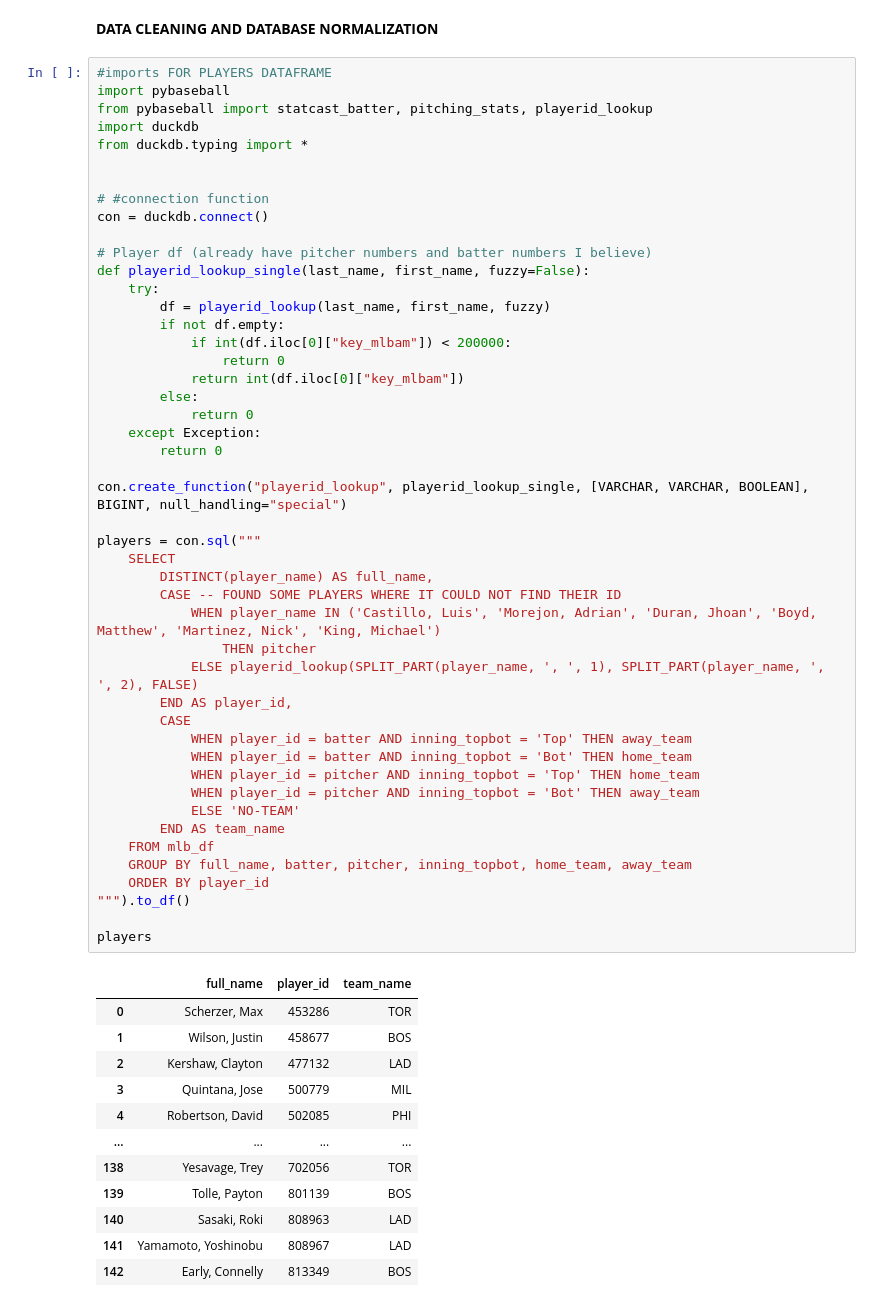
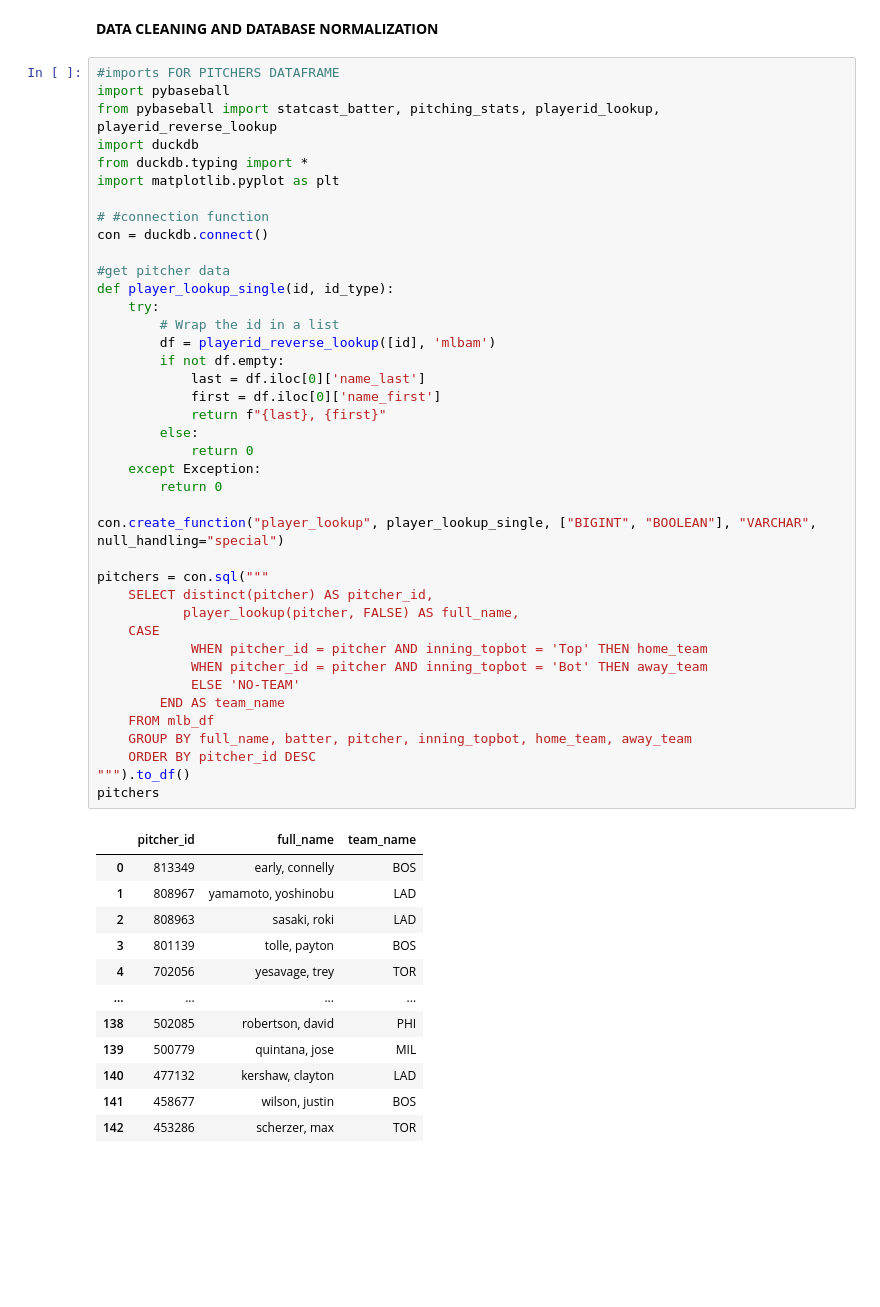
Before and after one commit to cjsteffen00/MLB-data, a Jupyter notebook: mlb.ipynb, the cells around one changed output. Drawn from its saved outputs; the diff is of its cells as text; blank space fills up the shorter version.

Commit message:
simple look at the data, some cleaning

```diff
--- a/mlb.ipynb
+++ b/mlb.ipynb
@@ -37,63 +37,56 @@ Number of pitches thrown:  14096
 # %% [markdown]
 **DATA CLEANING AND DATABASE NORMALIZATION**
 # %%
-#imports FOR PLAYERS DATAFRAME
+#imports FOR PITCHERS DATAFRAME
 import pybaseball
-from pybaseball import statcast_batter, pitching_stats, playerid_lookup
+from pybaseball import statcast_batter, pitching_stats, playerid_lookup, playerid_reverse_lookup
 import duckdb
 from duckdb.typing import *
-
+import matplotlib.pyplot as plt
 
 # #connection function
 con = duckdb.connect()
 
-# Player df (already have pitcher numbers and batter numbers I believe)
-def playerid_lookup_single(last_name, first_name, fuzzy=False):
+#get pitcher data
+def player_lookup_single(id, id_type):
     try:
-        df = playerid_lookup(last_name, first_name, fuzzy)
+        # Wrap the id in a list
+        df = playerid_reverse_lookup([id], 'mlbam')
         if not df.empty:
-            if int(df.iloc[0]["key_mlbam"]) < 200000:
-                return 0
-            return int(df.iloc[0]["key_mlbam"])
+            last = df.iloc[0]['name_last']
+            first = df.iloc[0]['name_first']
+            return f"{last}, {first}"
         else:
             return 0
     except Exception:
         return 0
 
-con.create_function("playerid_lookup", playerid_lookup_single, [VARCHAR, VARCHAR, BOOLEAN], BIGINT, null_handling="special")
+con.create_function("player_lookup", player_lookup_single, ["BIGINT", "BOOLEAN"], "VARCHAR", null_handling="special")
 
-players = con.sql("""
-    SELECT
-        DISTINCT(player_name) AS full_name,
-        CASE -- FOUND SOME PLAYERS WHERE IT COULD NOT FIND THEIR ID
-            WHEN player_name IN ('Castillo, Luis', 'Morejon, Adrian', 'Duran, Jhoan', 'Boyd, Matthew', 'Martinez, Nick', 'King, Michael')
-                THEN pitcher
-            ELSE playerid_lookup(SPLIT_PART(player_name, ', ', 1), SPLIT_PART(player_name, ', ', 2), FALSE)
-        END AS player_id,
-        CASE
-            WHEN player_id = batter AND inning_topbot = 'Top' THEN away_team
-            WHEN player_id = batter AND inning_topbot = 'Bot' THEN home_team
-            WHEN player_id = pitcher AND inning_topbot = 'Top' THEN home_team
-            WHEN player_id = pitcher AND inning_topbot = 'Bot' THEN away_team
+pitchers = con.sql("""
+    SELECT distinct(pitcher) AS pitcher_id,
+           player_lookup(pitcher, FALSE) AS full_name,
+    CASE
+            WHEN pitcher_id = pitcher AND inning_topbot = 'Top' THEN home_team
+            WHEN pitcher_id = pitcher AND inning_topbot = 'Bot' THEN away_team
             ELSE 'NO-TEAM'
         END AS team_name
     FROM mlb_df
     GROUP BY full_name, batter, pitcher, inning_topbot, home_team, away_team
-    ORDER BY player_id
+    ORDER BY pitcher_id DESC
 """).to_df()
-
-players
+pitchers
 # %% [output]
-|  | full_name | player_id | team_name |
-| 0 | Scherzer, Max | 453286 | TOR |
-| 1 | Wilson, Justin | 458677 | BOS |
-| 2 | Kershaw, Clayton | 477132 | LAD |
-| 3 | Quintana, Jose | 500779 | MIL |
-| 4 | Robertson, David | 502085 | PHI |
+|  | pitcher_id | full_name | team_name |
+| 0 | 813349 | early, connelly | BOS |
+| 1 | 808967 | yamamoto, yoshinobu | LAD |
+| 2 | 808963 | sasaki, roki | LAD |
+| 3 | 801139 | tolle, payton | BOS |
+| 4 | 702056 | yesavage, trey | TOR |
 | ... | ... | ... | ... |
-| 138 | Yesavage, Trey | 702056 | TOR |
-| 139 | Tolle, Payton | 801139 | BOS |
-| 140 | Sasaki, Roki | 808963 | LAD |
-| 141 | Yamamoto, Yoshinobu | 808967 | LAD |
-| 142 | Early, Connelly | 813349 | BOS |
+| 138 | 502085 | robertson, david | PHI |
+| 139 | 500779 | quintana, jose | MIL |
+| 140 | 477132 | kershaw, clayton | LAD |
+| 141 | 458677 | wilson, justin | BOS |
+| 142 | 453286 | scherzer, max | TOR |
 143 rows × 3 columns
```
Also changed, not shown: parts of 6 cells of this notebook.
